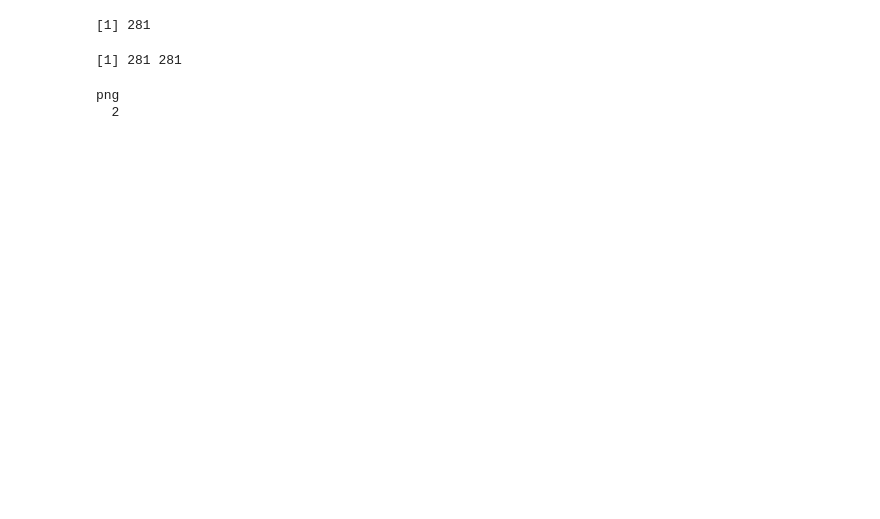
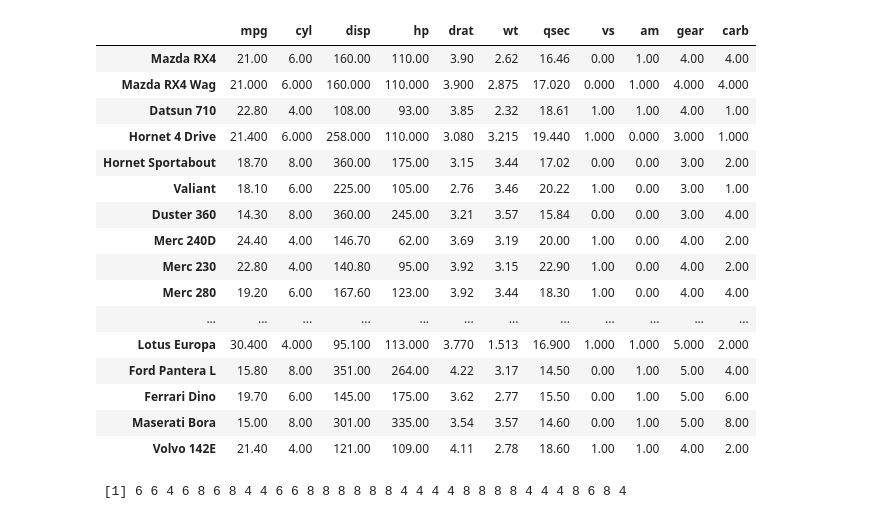
Before and after one commit to kzapfe/AprendiendoComputoLibre, a Jupyter notebook: R/Untitled.ipynb, the cells around one changed output. Cells and saved outputs as stored; diff of their text form; code cells hidden in the pictures; blank space fills up the shorter version.

```diff
--- a/R/Untitled.ipynb
+++ b/R/Untitled.ipynb
@@ -54,4 +0,0 @@ dim(canales)
-# %%
-ncol(canales)
-# %% [output]
-[1] 281
@@ -60,11 +0,0 @@ covar<-var(canales)
-# %%
-dim(covar)
-# %% [output]
-[1] 281 281
-# %%
-png("heatmapconbarras01.png", width=800, height=800, units="px", type="cairo")
-heatmap(covar)
-dev.off()
-# %% [output]
-png
-  2
@@ -70,0 +3,24 @@ png
+# %%
+mtcars
+# %% [output]
+|  | mpg | cyl | disp | hp | drat | wt | qsec | vs | am | gear | carb |
+| Mazda RX4 | 21.00 | 6.00 | 160.00 | 110.00 | 3.90 | 2.62 | 16.46 | 0.00 | 1.00 | 4.00 | 4.00 |
+| Mazda RX4 Wag | 21.000 | 6.000 | 160.000 | 110.000 | 3.900 | 2.875 | 17.020 | 0.000 | 1.000 | 4.000 | 4.000 |
+| Datsun 710 | 22.80 | 4.00 | 108.00 | 93.00 | 3.85 | 2.32 | 18.61 | 1.00 | 1.00 | 4.00 | 1.00 |
+| Hornet 4 Drive | 21.400 | 6.000 | 258.000 | 110.000 | 3.080 | 3.215 | 19.440 | 1.000 | 0.000 | 3.000 | 1.000 |
+| Hornet Sportabout | 18.70 | 8.00 | 360.00 | 175.00 | 3.15 | 3.44 | 17.02 | 0.00 | 0.00 | 3.00 | 2.00 |
+| Valiant | 18.10 | 6.00 | 225.00 | 105.00 | 2.76 | 3.46 | 20.22 | 1.00 | 0.00 | 3.00 | 1.00 |
+| Duster 360 | 14.30 | 8.00 | 360.00 | 245.00 | 3.21 | 3.57 | 15.84 | 0.00 | 0.00 | 3.00 | 4.00 |
+| Merc 240D | 24.40 | 4.00 | 146.70 | 62.00 | 3.69 | 3.19 | 20.00 | 1.00 | 0.00 | 4.00 | 2.00 |
+| Merc 230 | 22.80 | 4.00 | 140.80 | 95.00 | 3.92 | 3.15 | 22.90 | 1.00 | 0.00 | 4.00 | 2.00 |
+| Merc 280 | 19.20 | 6.00 | 167.60 | 123.00 | 3.92 | 3.44 | 18.30 | 1.00 | 0.00 | 4.00 | 4.00 |
+| ... | ... | ... | ... | ... | ... | ... | ... | ... | ... | ... | ... |
+| Lotus Europa | 30.400 | 4.000 | 95.100 | 113.000 | 3.770 | 1.513 | 16.900 | 1.000 | 1.000 | 5.000 | 2.000 |
+| Ford Pantera L | 15.80 | 8.00 | 351.00 | 264.00 | 4.22 | 3.17 | 14.50 | 0.00 | 1.00 | 5.00 | 4.00 |
+| Ferrari Dino | 19.70 | 6.00 | 145.00 | 175.00 | 3.62 | 2.77 | 15.50 | 0.00 | 1.00 | 5.00 | 6.00 |
+| Maserati Bora | 15.00 | 8.00 | 301.00 | 335.00 | 3.54 | 3.57 | 14.60 | 0.00 | 1.00 | 5.00 | 8.00 |
+| Volvo 142E | 21.40 | 4.00 | 121.00 | 109.00 | 4.11 | 2.78 | 18.60 | 1.00 | 1.00 | 4.00 | 2.00 |
+# %%
+mtcars$cyl
+# %% [output]
+ [1] 6 6 4 6 8 6 8 4 4 6 6 8 8 8 8 8 8 4 4 4 4 8 8 8 8 4 4 4 8 6 8 4
```
Also changed, not shown: parts of 17 cells of this notebook, 9 other files.
